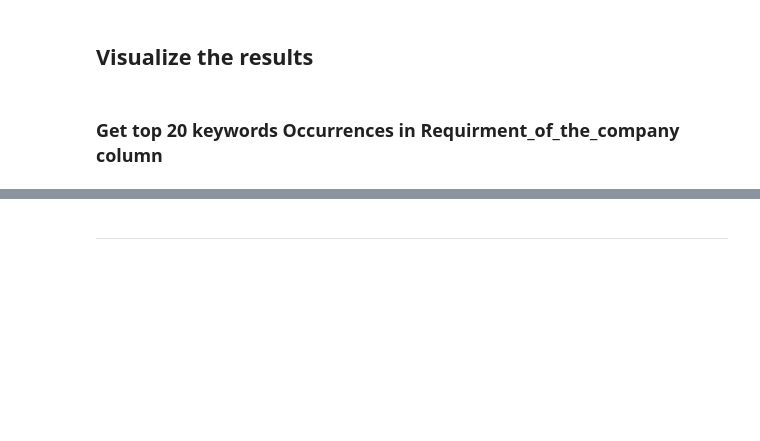
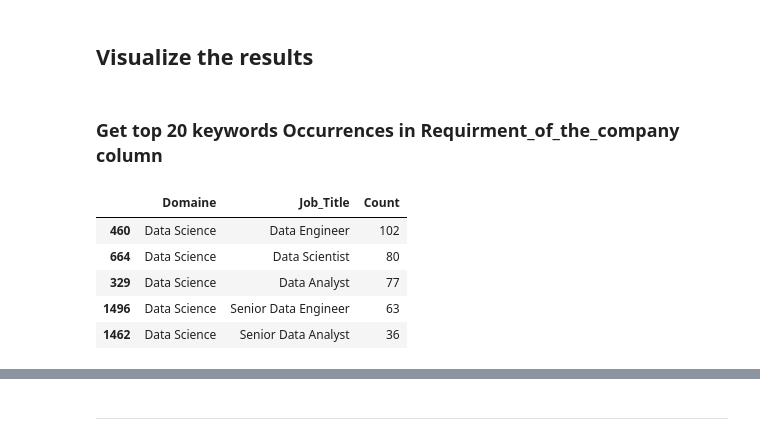
Before and after one commit to Tarifi-Hicham/jobs_project, a Jupyter notebook: script.ipynb, the cells around one changed output, grey strips where cells are left out. Cells and saved outputs as stored; diff of their text form; code cells hidden in the pictures; blank space fills up the shorter version.

```diff
--- a/script.ipynb
+++ b/script.ipynb
@@ -816,3 +844,15 @@ country_salary = countries.sort_values(ascending=False).reset_index(name='Mean o
 
 fig = px.line(country_salary, x='Country', y='Mean of salaries',title="La moyenne des salaires par pays",markers=True)
 fig.show()
+# %%
+df_ds.loc[:, 'Domaine'] = 'Data Science'
+Domaine = df_ds.pop('Domaine')
+df_ds.insert(0, 'Domaine', Domaine)
+df_ds.head(5)
+# %% [output]
+|  | Domaine | Job_Title | Count |
+| 460 | Data Science | Data Engineer | 102 |
+| 664 | Data Science | Data Scientist | 80 |
+| 329 | Data Science | Data Analyst | 77 |
+| 1496 | Data Science | Senior Data Engineer | 63 |
+| 1462 | Data Science | Senior Data Analyst | 36 |
```
Also changed, not shown: parts of 25 cells of this notebook.
